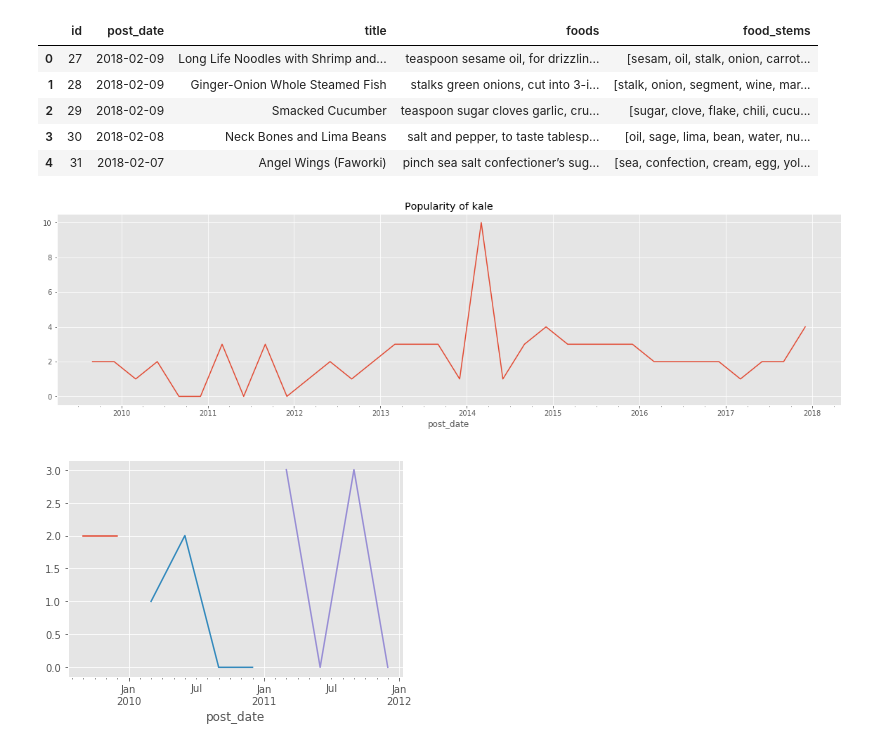
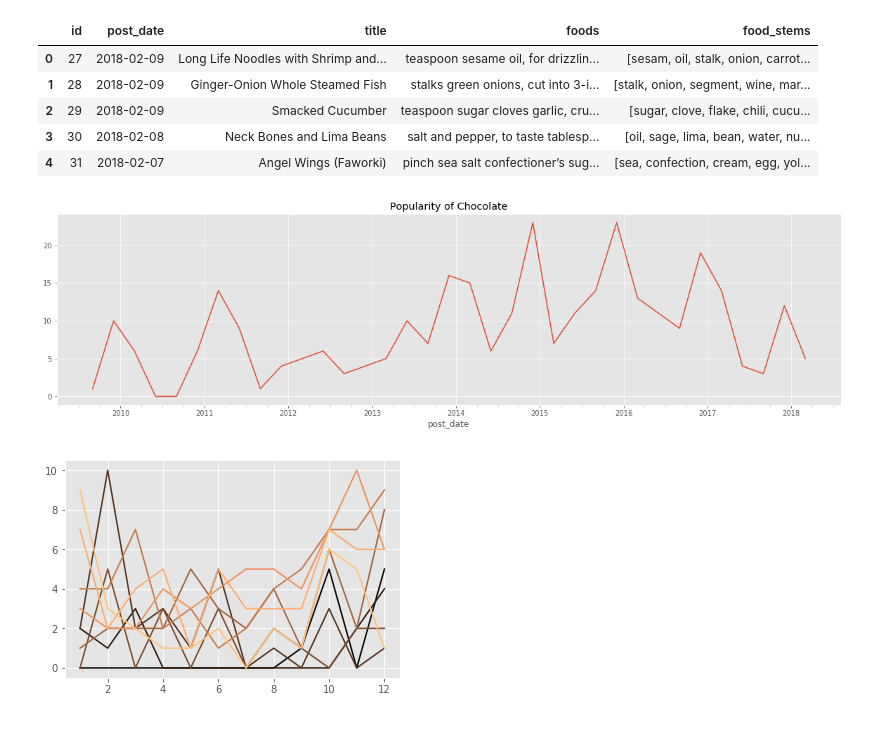
Before and after one commit to elisabeth-berg/trending-food, a Jupyter notebook: foodscrape_workbook.ipynb, the cells around one changed output. Drawn from its saved outputs; the diff is of its cells as text; code cells hidden in the pictures.

Commit message:
Create time plotting functions

```diff
--- a/foodscrape_workbook.ipynb
+++ b/foodscrape_workbook.ipynb
@@ -206,7 +223,9 @@ df.head()
 | 4 | 31 | 2018-02-07 | Angel Wings (Faworki) | pinch sea salt confectioner’s sug... | [sea, confection, cream, egg, yol... |
 # %%
 def time_food_plot(food, n_months):
-    dates = df.loc[[i for i in df.index if food in df.loc[i, 'food_stems']], ['id', 'post_date']]
+    porter = PorterStemmer()
+    food_stem = porter.stem(food.lower())
+    dates = df.loc[[i for i in df.index if food_stem in df.loc[i, 'food_stems']], ['id', 'post_date']]
     dates.index = dates['post_date']
     dates['ones'] = np.ones(len(dates))
     counts = dates.resample('{}M'.format(n_months)).sum()
@@ -214,7 +233,3 @@ def time_food_plot(food, n_months):
     fig, ax = plt.subplots(figsize=(20, 5))
     counts['ones'].plot(ax=ax)
     _ = ax.set_title('Popularity of {}'.format(food))
-
-    fig, ax = plt.subplots()
-    for yr in ['2009', '2010', '2011']:
-        counts[yr]['ones'].plot(ax=ax)
@@ -221,6 +255,9 @@ def time_food_plot(food, n_months):
 # %%
-time_food_plot('kale', 3)
+time_food_plot('Chocolate', 3)
 # %% [output]
-[figure, old version]
+[figure, new version]
-[figure, removed]
+# %%
+yearly_food_plot('Chocolate')
+# %% [output]
+[figure, added]
 # %%
```
Also changed, not shown: parts of 19 cells of this notebook, 1 other file.
